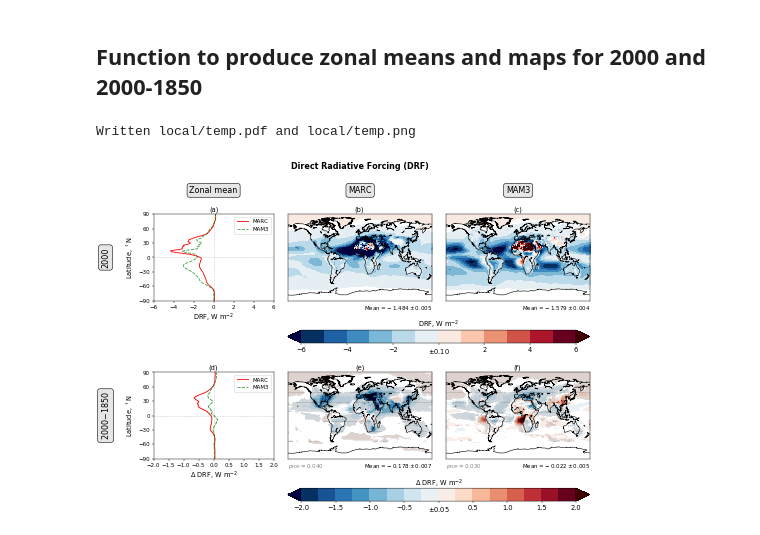
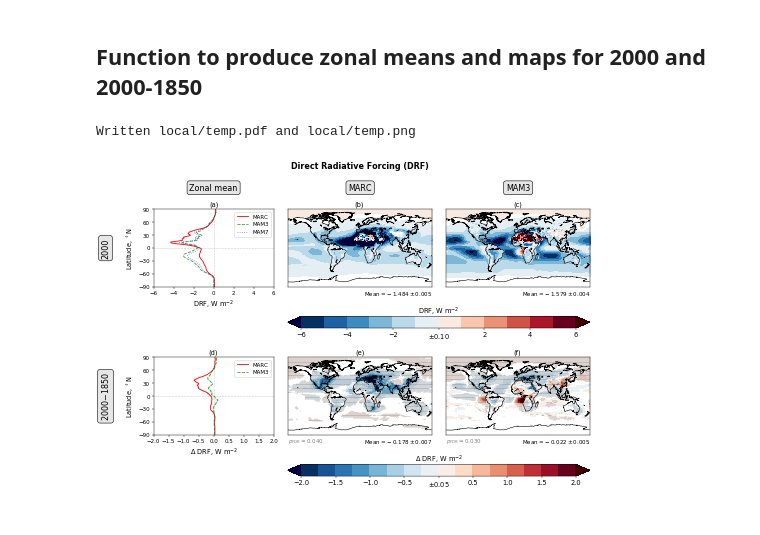
Before and after one commit to grandey/p17c-marc-comparison, a Jupyter notebook: analysis_prelim/analysis_prelim_p17c.ipynb, the cells around one changed output. Saved outputs shown, nothing was run; the diff lists cells and outputs as text; code cells hidden in the pictures.

```diff
--- a/analysis_prelim/analysis_prelim_p17c.ipynb
+++ b/analysis_prelim/analysis_prelim_p17c.ipynb
@@ -841,7 +842,7 @@ fig.savefig('local/dre_zonal_means_and_maps.png', bbox_inches='tight', dpi=600)
 ## Function to produce map of field
 # %%
 def field_map(year='2000', model='marc', var_name='cDRE',
-              sf=None, vmin=-6, vmax=6, whiteout='0.0', cmap=None,
+              sf=None, vmin=-6, vmax=6, whiteout=None, cmap=None,
               title=None,
               ax=None):
     # Create Axes if no Axes passed as an argument
@@ -869,7 +870,10 @@ def field_map(year='2000', model='marc', var_name='cDRE',
     bm = Basemap(llcrnrlat=-90.0, urcrnrlat=90.0, llcrnrlon=lon0, urcrnrlon=360.0+lon0, ax=ax)
     bm.drawcoastlines(ax=ax)
     # Plot field
-    im = ax.imshow(np.ma.masked_inside(tm, -1*float(whiteout), float(whiteout)),
+    tm_temp = tm.copy()
+    if whiteout:
+        tm_temp = np.ma.masked_inside(tm, -1*float(whiteout), float(whiteout))
+    im = ax.imshow(tm_temp,
                    extent=[lon0, 360+lon0, -lat0, lat0],
                    vmin=vmin, vmax=vmax, cmap=cmap, aspect='auto')
     # Annotate with area-weighted mean
@@ -914,11 +918,11 @@ if True:
 # %%
 def zonal_means_maps_2000_diff(model_var_dict={'marc': 'cDRE', 'mam3': 'cDRE'},
                                main_title='Direct Radiative Forcing (DRF)',
-                               xlabel='DRF, W m$^{-2}$',
+                               xlabel='DRF, W m$^{-2}$', sf=None,
                                xlim_2000=[-6, 6], whiteout_2000='0.10', cmap_2000='RdBu_r', nlev_2000=12,
                                xlim_diff=[-2, 2], whiteout_diff='0.05', cmap_diff='RdBu_r', nlev_diff=16,
                                file_prefix='cDRE_zonal_means_maps_2000_diff'):
-    fig = plt.figure(figsize=(12, 8))
+    fig = plt.figure(figsize=(12, 7.5))
     gs = gridspec.GridSpec(4, 3,  # 2nd and 4th rows are for colorbar
                            height_ratios=[1, 0.15, 1, 0.15], width_ratios=[2.5, 3, 3])
     axs = []  # list to hold axes
@@ -934,8 +938,11 @@ def zonal_means_maps_2000_diff(model_var_dict={'marc': 'cDRE', 'mam3': 'cDRE'},
             xlabel_temp = xlabel
         else:
             xlabel_temp = '$\Delta$ ' + xlabel
-        zonal_mean_line_plot(year=year, model_var_dict=model_var_dict,
-                             xlabel=xlabel_temp, xlim=xlim,
+        model_var_dict_temp = model_var_dict.copy()
+        if year == '2000':
+            model_var_dict_temp['mam7'] = model_var_dict['mam3']
+        zonal_mean_line_plot(year=year, model_var_dict=model_var_dict_temp,
+                             xlabel=xlabel_temp, sf=sf, xlim=xlim,
                              ylabel=True, title='({})'.format(chr(97+int(r/2*3))), ax=ax)
         xticks = np.arange(xlim[0], xlim[1]+1e-10, (xlim[1]-xlim[0])/(nlev/2))
         plt.xticks(xticks)
@@ -953,15 +960,20 @@ def zonal_means_maps_2000_diff(model_var_dict={'marc': 'cDRE', 'mam3': 'cDRE'},
         for model, c in zip(['marc', 'mam3'], [1, 2]):
             ax = plt.subplot(gs[r, c])
             axs.append(ax)
-            if r == 0:
-                ax, im, tm = field_map(year=year, model=model, var_name=model_var_dict[model],
-                                        vmin=xlim[0], vmax=xlim[1], whiteout=whiteout, cmap=cmap,
-                                        title='({})'.format(chr(97+c)), ax=ax)
-            else:
-                ax, im, tm = difference_map(year=year, model=model, var_name=model_var_dict[model],
-                                             vmin=xlim[0], vmax=xlim[1], whiteout=whiteout, cmap=cmap,
-                                             title='({})'.format(chr(97+3+c)), ax=ax)
-            tm_list.append(tm)
+            if model_var_dict[model] is not None:
+                if r == 0:
+                    ax, im, tm = field_map(year=year, model=model, var_name=model_var_dict[model], sf=sf,
+                                           vmin=xlim[0], vmax=xlim[1], whiteout=whiteout, cmap=cmap,
+                                           title='({})'.format(chr(97+c)), ax=ax)
+                else:
+                    ax, im, tm = difference_map(year=year, model=model, var_name=model_var_dict[model], sf=sf,
+                                                 vmin=xlim[0], vmax=xlim[1], whiteout=whiteout, cmap=cmap,
+                                                 title='({})'.format(chr(97+3+c)), ax=ax)
+                tm_list.append(tm)
+            else:  # setup empty plot
+                bm = Basemap(llcrnrlat=-90.0, urcrnrlat=90.0, llcrnrlon=-181.75, urcrnrlon=-181.75+360., ax=ax)
+                bm.drawcoastlines(ax=ax)
+                ax.imshow(np.full([2, 2], np.nan), aspect='auto')
         # Colorbar
         tm_max = max([tm.max() for tm in tm_list])
         tm_min = min([tm.min() for tm in tm_list])
@@ -972,35 +984,39 @@ def zonal_means_maps_2000_diff(model_var_dict={'marc': 'cDRE', 'mam3': 'cDRE'},
         elif tm_max > xlim[1]:
             extend = 'max'
         else:
             extend = 'neither'
         cbar = fig.colorbar(im, cax=plt.subplot(gs[r+1, 1:]), orientation='horizontal',
                             ticks=xticks, extend=extend)
-        tick_labels = [item.get_text() for item in cbar.ax.get_xticklabels()]
-        tick_labels[int(nlev/4)] = '$\pm$' + whiteout
-        cbar.ax.set_xticklabels(tick_labels, fontsize='large')
+        if whiteout:
+            tick_labels = [item.get_text() for item in cbar.ax.get_xticklabels()]
+            tick_labels[int(nlev/4)] = '$\pm$' + whiteout
+            cbar.ax.set_xticklabels(tick_labels, fontsize='large')
         cbar.set_label(xlabel_temp, fontsize='large')
         cbar.ax.xaxis.set_label_position('top')
     # Column titles
-    for ax, title in zip(axs[0:3], ['Zonal mean', 'MARC', 'MAM3']):
+    axs[0].text((xlim_2000[0]+xlim_2000[1])/2, 140, 'Zonal mean',
+                fontsize='x-large', verticalalignment='center', horizontalalignment='center',
+                bbox={'boxstyle': 'round, pad=0.3', 'fc': '0.9', 'ec': 'k'})
+    for ax, title in zip(axs[1:3], ['MARC', 'MAM3']):
         ax.text(0, 140, title,
                 fontsize='x-large', verticalalignment='center', horizontalalignment='center',
                 bbox={'boxstyle': 'round, pad=0.3', 'fc': '0.9', 'ec': 'k'})
     # Main title
     axs[1].text(0, 190, main_title,
                 fontsize='x-large', fontweight='bold',
                 verticalalignment='center', horizontalalignment='center')
     # Prevent overlapping labels
     fig.tight_layout()
     # Save
     if file_prefix:
         fig.savefig('local/{}.pdf'.format(file_prefix), bbox_inches='tight', dpi=150)
         fig.savefig('local/{}.png'.format(file_prefix), bbox_inches='tight', dpi=600)
         print('Written local/{}.pdf and local/{}.png'.format(file_prefix, file_prefix))
     return fig
 
 # Example
 if True:
     fig = zonal_means_maps_2000_diff(file_prefix='temp')
 # %% [output]
 Written local/temp.pdf and local/temp.png
-[figure, old version]
+[figure, new version]
```
Also changed, not shown: parts of 7 cells of this notebook.
